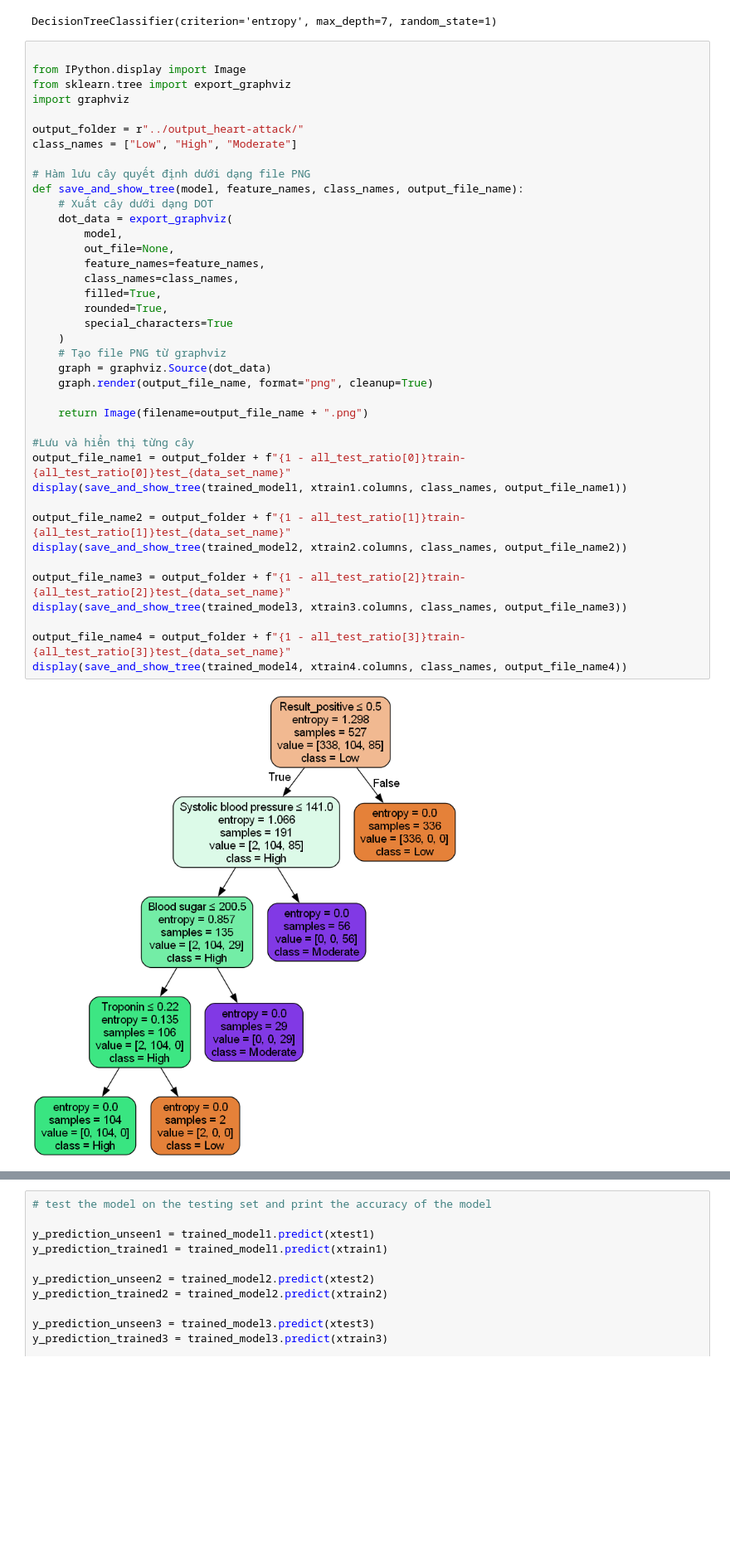
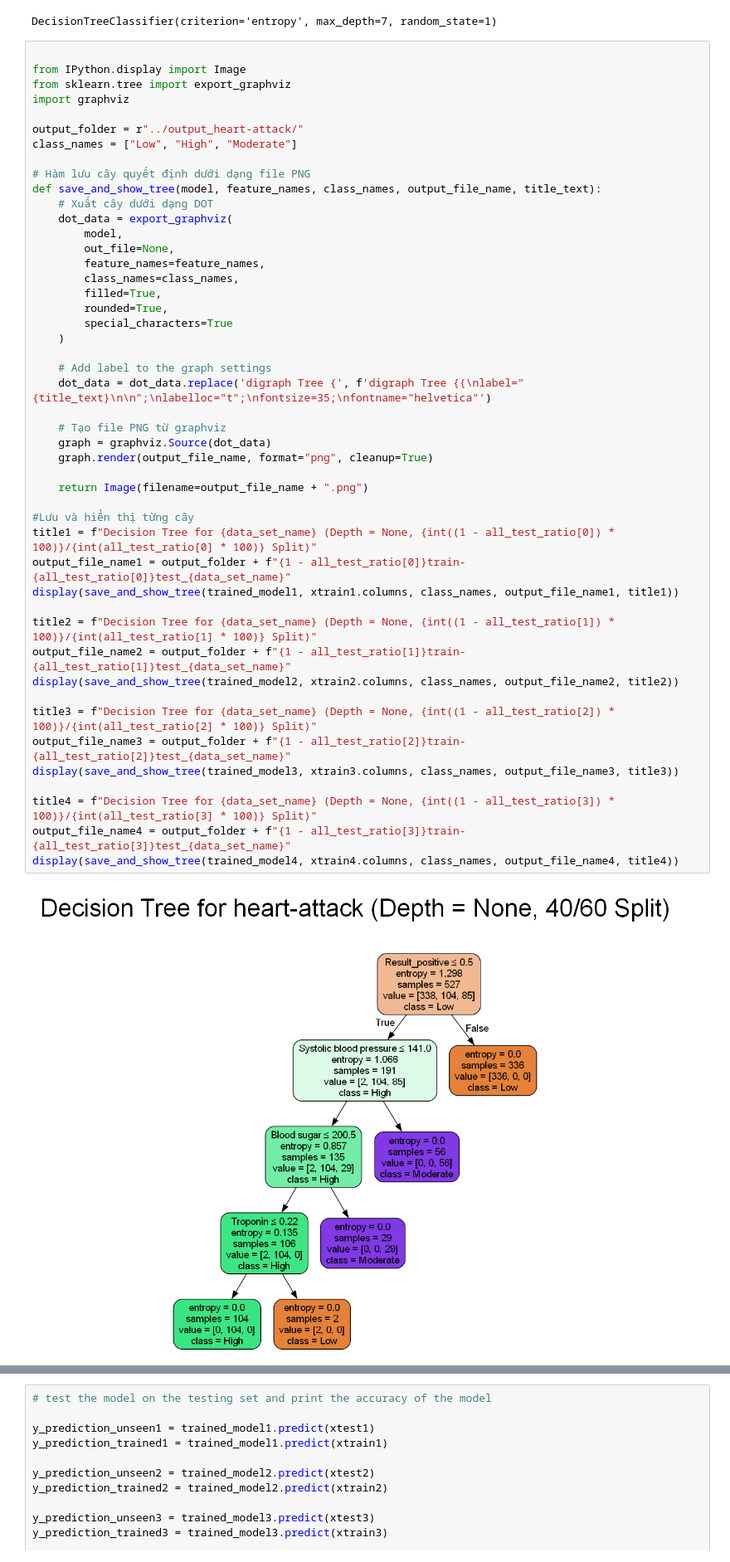
Before and after one commit to IamTpG/decision-tree, a Jupyter notebook: source/model/heart-attack-model.ipynb, the cells around one changed output, grey strips where cells are left out. Shown at 83% size. Drawn from its saved outputs; the diff is of its cells as text; blank space fills up the shorter version.

Commit message:
Add tree titles, accuracy tables and line graphs

```diff
--- a/source/model/heart-attack-model.ipynb
+++ b/source/model/heart-attack-model.ipynb
@@ -97,36 +97,44 @@ import graphviz
 
 output_folder = r"../output_heart-attack/"
 class_names = ["Low", "High", "Moderate"]
 
 # Hàm lưu cây quyết định dưới dạng file PNG
-def save_and_show_tree(model, feature_names, class_names, output_file_name):
+def save_and_show_tree(model, feature_names, class_names, output_file_name, title_text):
     # Xuất cây dưới dạng DOT
     dot_data = export_graphviz(
         model,
         out_file=None,
         feature_names=feature_names,
         class_names=class_names,
         filled=True,
         rounded=True,
         special_characters=True
     )
+
+    # Add label to the graph settings
+    dot_data = dot_data.replace('digraph Tree {', f'digraph Tree {{\nlabel="{title_text}\n\n";\nlabelloc="t";\nfontsize=35;\nfontname="helvetica"')
+
     # Tạo file PNG từ graphviz
     graph = graphviz.Source(dot_data)
     graph.render(output_file_name, format="png", cleanup=True)
 
     return Image(filename=output_file_name + ".png")
 
 #Lưu và hiển thị từng cây
+title1 = f"Decision Tree for {data_set_name} (Depth = None, {int((1 - all_test_ratio[0]) * 100)}/{int(all_test_ratio[0] * 100)} Split)"
 output_file_name1 = output_folder + f"{1 - all_test_ratio[0]}train-{all_test_ratio[0]}test_{data_set_name}"
-display(save_and_show_tree(trained_model1, xtrain1.columns, class_names, output_file_name1))
+display(save_and_show_tree(trained_model1, xtrain1.columns, class_names, output_file_name1, title1))
 
+title2 = f"Decision Tree for {data_set_name} (Depth = None, {int((1 - all_test_ratio[1]) * 100)}/{int(all_test_ratio[1] * 100)} Split)"
 output_file_name2 = output_folder + f"{1 - all_test_ratio[1]}train-{all_test_ratio[1]}test_{data_set_name}"
-display(save_and_show_tree(trained_model2, xtrain2.columns, class_names, output_file_name2))
+display(save_and_show_tree(trained_model2, xtrain2.columns, class_names, output_file_name2, title2))
 
+title3 = f"Decision Tree for {data_set_name} (Depth = None, {int((1 - all_test_ratio[2]) * 100)}/{int(all_test_ratio[2] * 100)} Split)"
 output_file_name3 = output_folder + f"{1 - all_test_ratio[2]}train-{all_test_ratio[2]}test_{data_set_name}"
-display(save_and_show_tree(trained_model3, xtrain3.columns, class_names, output_file_name3))
+display(save_and_show_tree(trained_model3, xtrain3.columns, class_names, output_file_name3, title3))
 
+title4 = f"Decision Tree for {data_set_name} (Depth = None, {int((1 - all_test_ratio[3]) * 100)}/{int(all_test_ratio[3] * 100)} Split)"
 output_file_name4 = output_folder + f"{1 - all_test_ratio[3]}train-{all_test_ratio[3]}test_{data_set_name}"
-display(save_and_show_tree(trained_model4, xtrain4.columns, class_names, output_file_name4))
+display(save_and_show_tree(trained_model4, xtrain4.columns, class_names, output_file_name4, title4))
 # %% [output]
-[figure, old version]
+[figure, new version]
```
Also changed, not shown: parts of 4 cells of this notebook, 52 other files.
